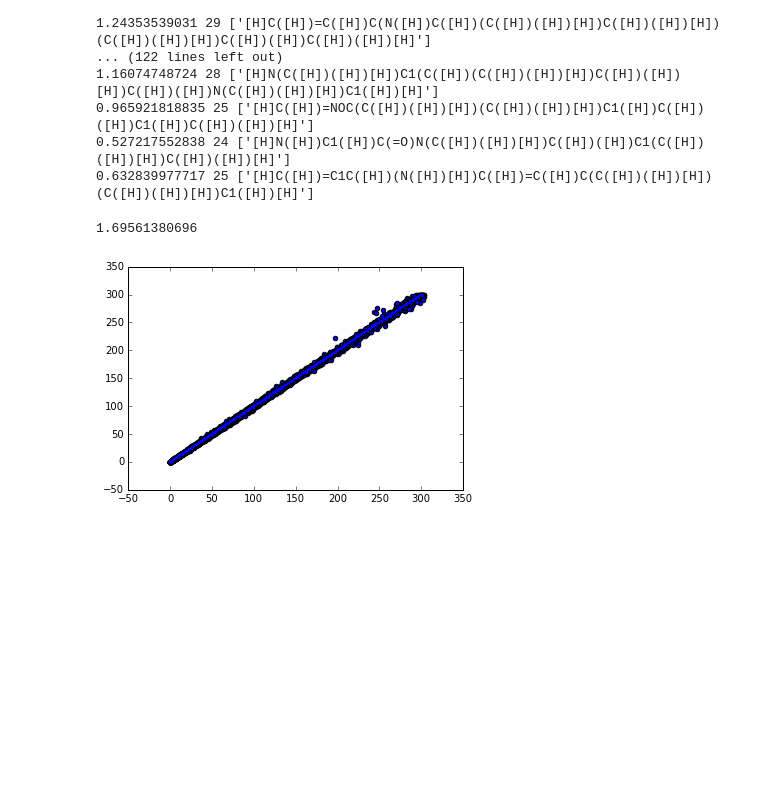
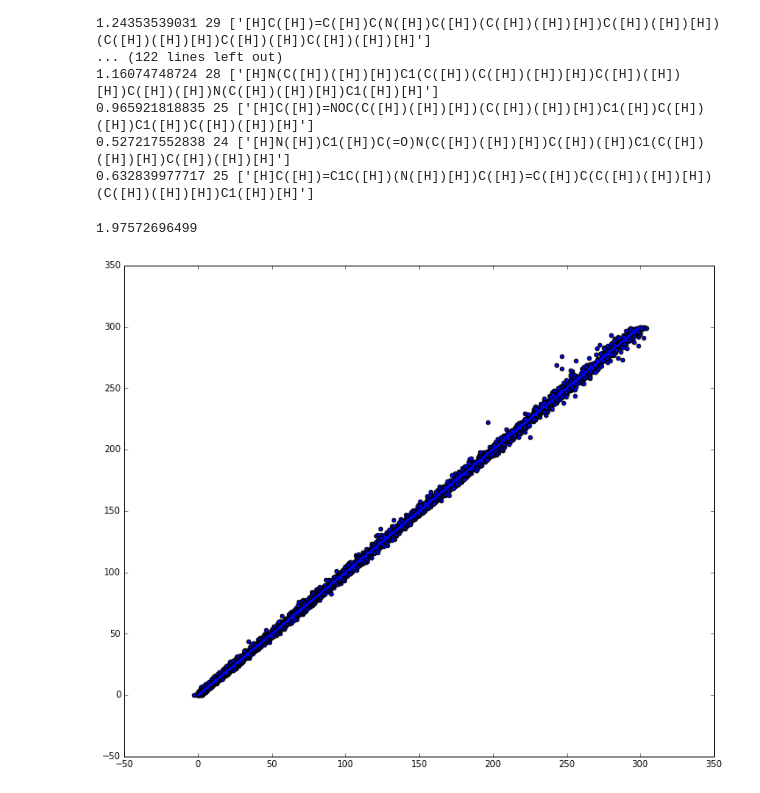
Before and after one commit to Jussmith01/ANI-Tools, a Jupyter notebook: notebooks/eval_testset.ipynb, the cells around one changed output. Cells and saved outputs as stored; diff of their text form; code cells hidden in the pictures; blank space fills up the shorter version.

```diff
--- a/notebooks/eval_testset.ipynb
+++ b/notebooks/eval_testset.ipynb
@@ -43,8 +43,15 @@ for data in adl:
     Eani = np.mean(Eani,axis=0)
     idx = np.where((Edft - Edft.min() < 300.0))
     print(hdt.calculaterootmeansqrerror(Edft[idx]-Edft[idx].min(),Eani[idx]-Eani[idx].min()), len(S), data['smiles'])
-    Eani_t.append(Eani[idx]-Eani[idx].min())
-    Edft_t.append(Edft[idx]-Edft[idx].min())
+
+    minv = Edft[idx].min()
+    mini = min(range(len(list(Edft[idx]))), key=list(Edft[idx]).__getitem__)
+
+    Eani = np.delete(Eani[idx], mini)
+    Edft = np.delete(Edft[idx], mini)
+
+    Eani_t.append(Eani-minv)
+    Edft_t.append(Edft-minv)
     #print(np.abs(-Fani[0]-hdt.hatokcal*Fdft))
 
 Eani_t = np.concatenate(Eani_t)
@@ -70,11 +77,12 @@ Edft_t = np.concatenate(Edft_t)
 # %%
 print(hdt.calculaterootmeansqrerror(Eani_t,Edft_t))
 # %% [output]
-1.69561380696
+1.97572696499
 # %%
+fig = plt.figure(figsize=[12,10])
 plt.plot(Edft_t,Edft_t)
 plt.scatter(Eani_t,Edft_t)
 plt.show()
 # %% [output]
-[figure, old version]
+[figure, new version]
 # %%
```
Also changed, not shown: parts of 1 cell of this notebook.
